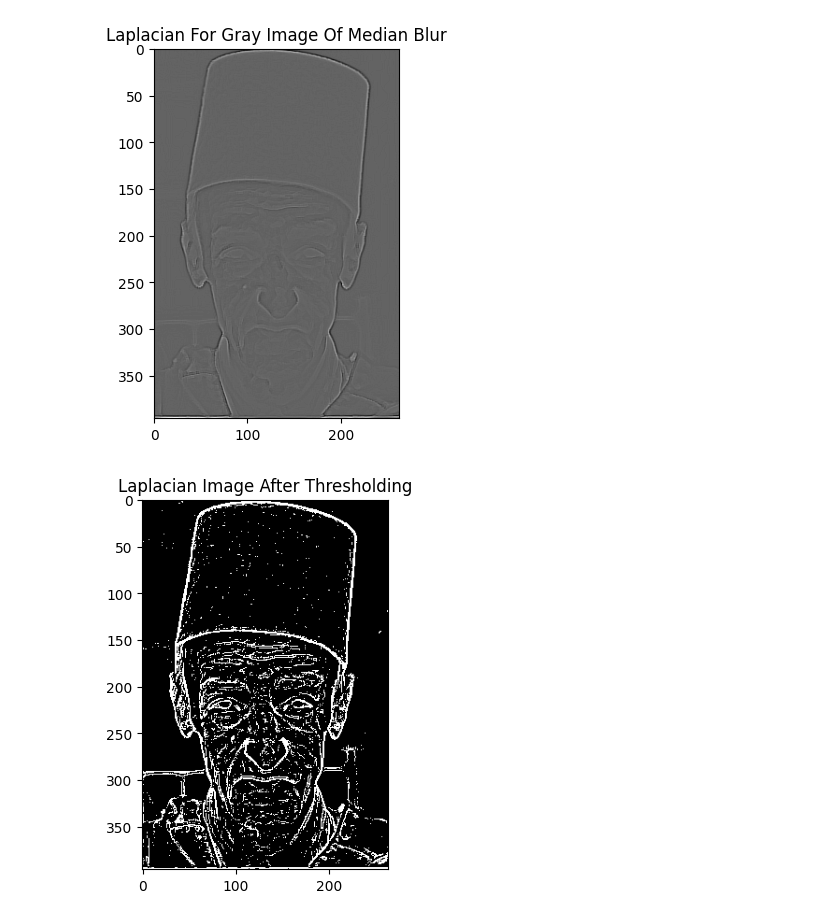
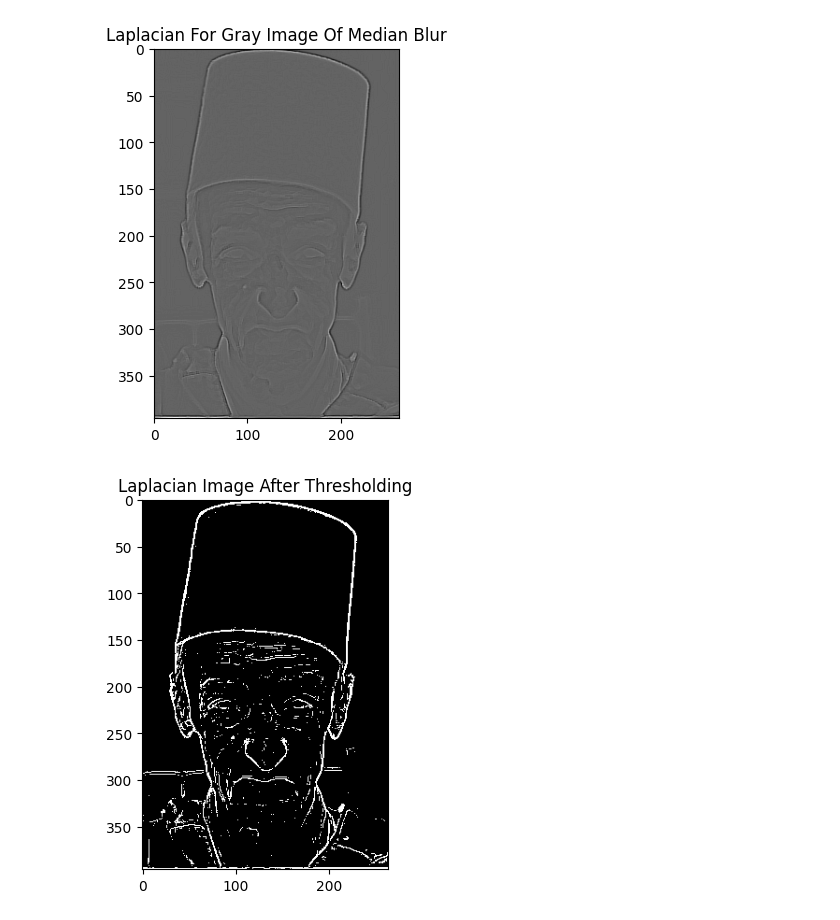
Before and after one commit to MohamedFarid612/Image-Processing-Filters-For-ImageCartoonifying-and-Road-Lane-Detection-Using-Hough-Transform, a Jupyter notebook: Cartoon.ipynb, the cells around one changed output. Cells and saved outputs as stored; diff of their text form; code cells hidden in the pictures.

```diff
--- a/Cartoon.ipynb
+++ b/Cartoon.ipynb
@@ -34,7 +34,7 @@ plt.show()
 
 
 white = np.ones(img.shape, dtype=np.uint8) * 255
-white[laplacian < 10] = 0
+white[laplacian < 20] = 0
 plt.title("Laplacian Image After Thresholding")
 plt.imshow(white)
 plt.show()
@@ -52,31 +52,31 @@ plt.title("Inverted Laplacian Image After Thresholding")
 plt.imshow(thresh, cmap='gray')
 plt.show()
 
 size = 5 # Neighbourhood size for bilateral filter
 repeat = 10  # Number of times bilateral filtering is applied
 color_strength = 10 # Filter sigma in the color space
 positional_strength =10 # Filter sigma in the coordinate space
 for i in range(repeat):
     img = cv2.bilateralFilter(img, size, color_strength, positional_strength)
     # plt.title("Bilateral Filtered Image After ${}$ Iterations".format(i+1))
     # plt.imshow(img)
     # plt.show()
 
 plt.title("Bilateral Filtered Image After {} Iterations".format(size))
 plt.imshow(img)
 plt.show()
 
 
 
 black = np.zeros(img.shape, dtype=np.uint8)
 black[thresh == 255] = img[thresh == 255] # At white pixel locations, copy image pixel values
 plt.title("Final Cartoonified Image")
 plt.imshow(black)
 plt.show()
 # %% [output]
 [figure]
 [figure]
 [figure]
 [figure]
 [figure]
-[figure, old version]
+[figure, new version]
```
Also changed, not shown: parts of 1 cell of this notebook.
